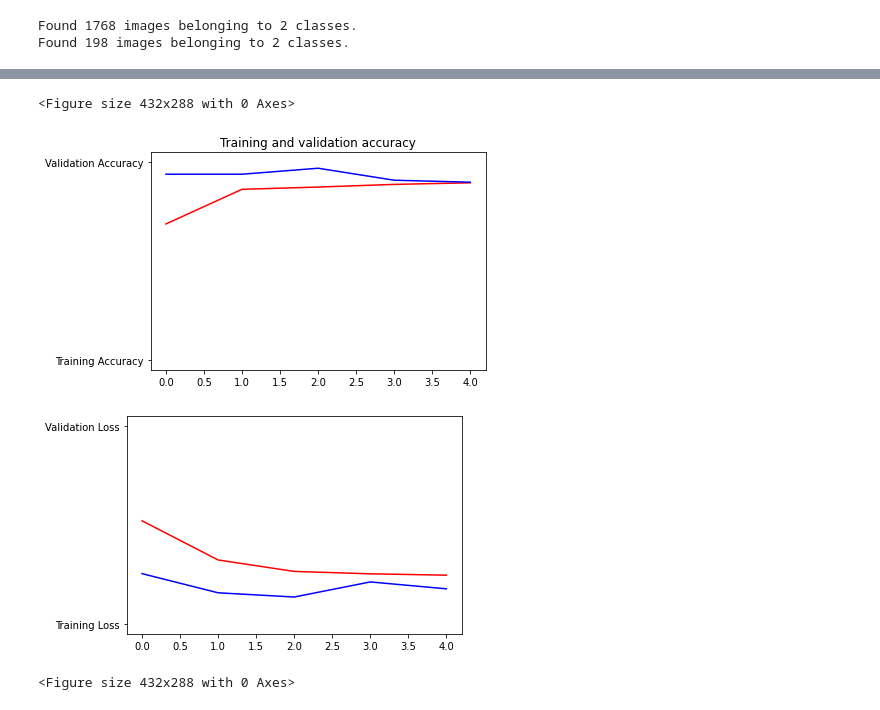
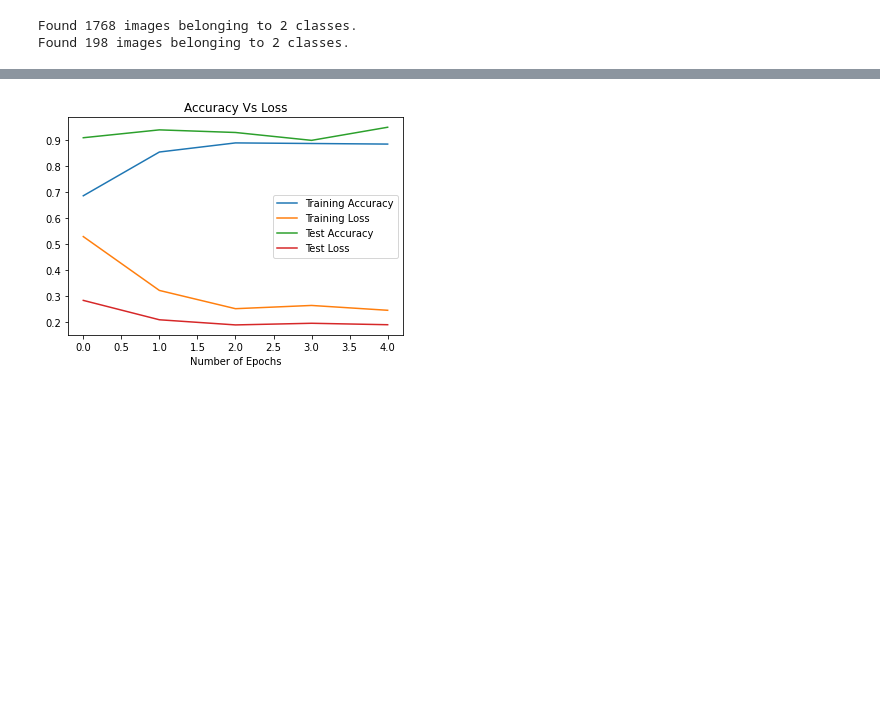
Before and after one commit to j-hendricks/Pizza-Identifier, a Jupyter notebook: Pizza_CNN_Transfer_Learning.ipynb, the cells around one changed output, grey strips where cells are left out. Cells and saved outputs as stored; diff of their text form; code cells hidden in the pictures; blank space fills up the shorter version.

Commit message:
reran model and added images

```diff
--- a/Pizza_CNN_Transfer_Learning.ipynb
+++ b/Pizza_CNN_Transfer_Learning.ipynb
@@ -154,42 +187,31 @@ Epoch 5/20
 # %%
 %matplotlib inline
 
 import matplotlib.image  as mpimg
 import matplotlib.pyplot as plt
 
 #-----------------------------------------------------------
 # Retrieve a list of list results on training and test data
 # sets for each training epoch
 #-----------------------------------------------------------
 acc=history.history['binary_accuracy']
 val_acc=history.history['val_binary_accuracy']
 loss=history.history['loss']
 val_loss=history.history['val_loss']
 
-epochs=range(len(acc)) # Get number of epochs
-
-#------------------------------------------------
-# Plot training and validation accuracy per epoch
-#------------------------------------------------
-plt.plot(epochs, acc, 'r', "Training Accuracy")
-plt.plot(epochs, val_acc, 'b', "Validation Accuracy")
-plt.title('Training and validation accuracy')
-plt.figure()
-
-#------------------------------------------------
-# Plot training and validation loss per epoch
-#------------------------------------------------
-plt.plot(epochs, loss, 'r', "Training Loss")
-plt.plot(epochs, val_loss, 'b', "Validation Loss")
-plt.figure()
+plt.plot(acc, label='Training Accuracy')
+plt.plot(loss, label='Training Loss')
+plt.plot(val_acc, label='Test Accuracy')
+plt.plot(val_loss, label= "Test Loss")
+plt.legend()
+plt.title("Accuracy Vs Loss")
+plt.xlabel("Number of Epochs")
+plt.show()
 
 
 # Desired output. Charts with training and validation metrics.
 # %% [output]
-<Figure size 432x288 with 0 Axes>
-[figure, old version]
+[figure, new version]
-[figure, removed]
-<Figure size 432x288 with 0 Axes>
 # %%
 # Unfreeze the base model
 base_model.trainable = True
```
Also changed, not shown: parts of 8 cells of this notebook, 5 other files.
